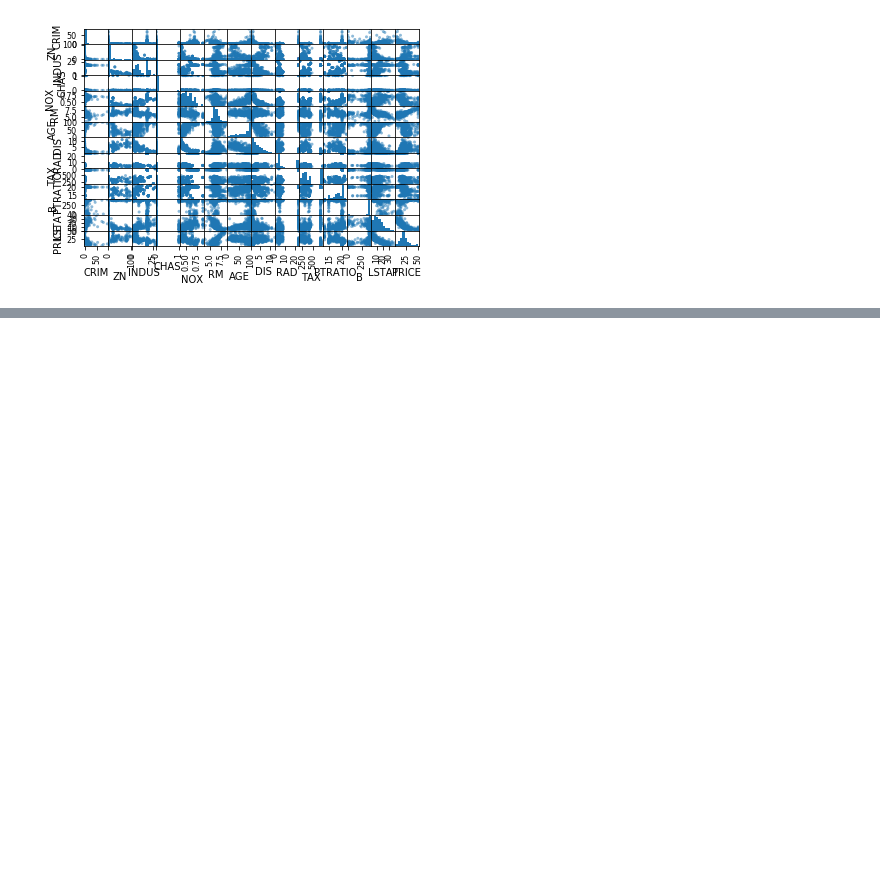
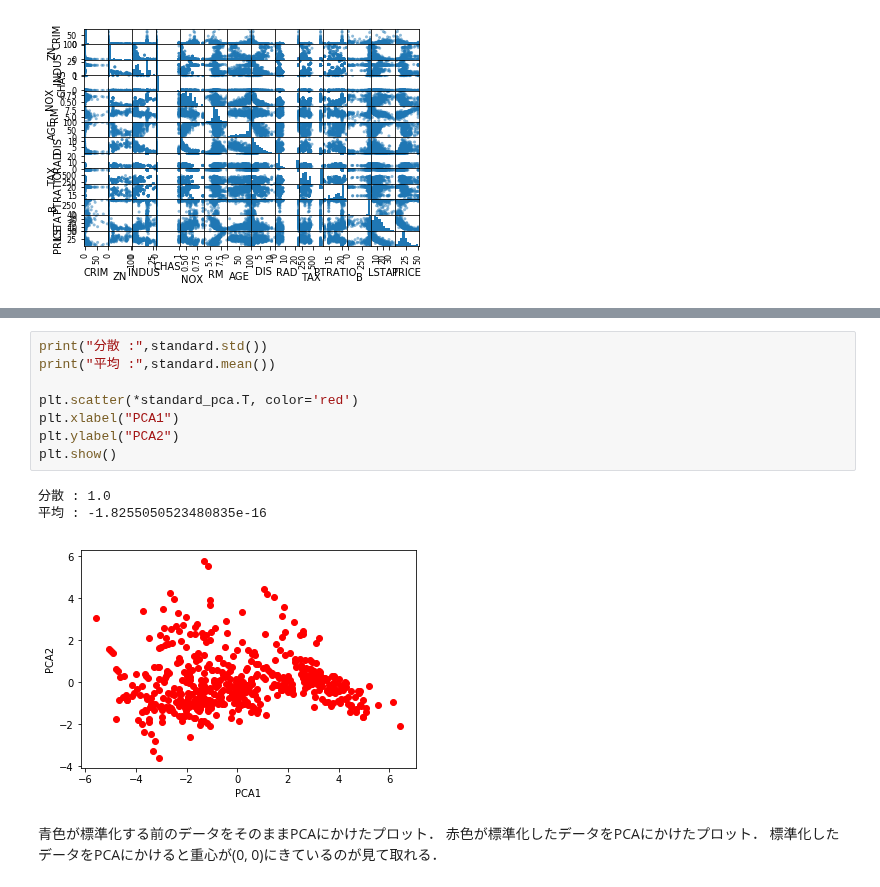
Before and after one commit to furukawa-laboratory/workout_report_2019, a Jupyter notebook: trainee/yamauchi/Introduction_of_Preprocessing_02.ipynb, the cells around one changed output, grey strips where cells are left out. Drawn from its saved outputs; the diff is of its cells as text; blank space fills up the shorter version.

```diff
--- a/trainee/yamauchi/Introduction_of_Preprocessing_02.ipynb
+++ b/trainee/yamauchi/Introduction_of_Preprocessing_02.ipynb
@@ -360,0 +372,16 @@ plt.show()
+# %%
+print("分散 :",standard.std())
+print("平均 :",standard.mean())
+
+plt.scatter(*standard_pca.T, color='red')
+plt.xlabel("PCA1")
+plt.ylabel("PCA2")
+plt.show()
+# %% [output]
+分散 : 1.0
+平均 : -1.8255050523480835e-16
+[figure, added]
+# %% [markdown]
+青色が標準化する前のデータをそのままPCAにかけたプロット．
+赤色が標準化したデータをPCAにかけたプロット．
+標準化したデータをPCAにかけると重心が(0, 0)にきているのが見て取れる．
```
Also changed, not shown: parts of 2 cells of this notebook.
